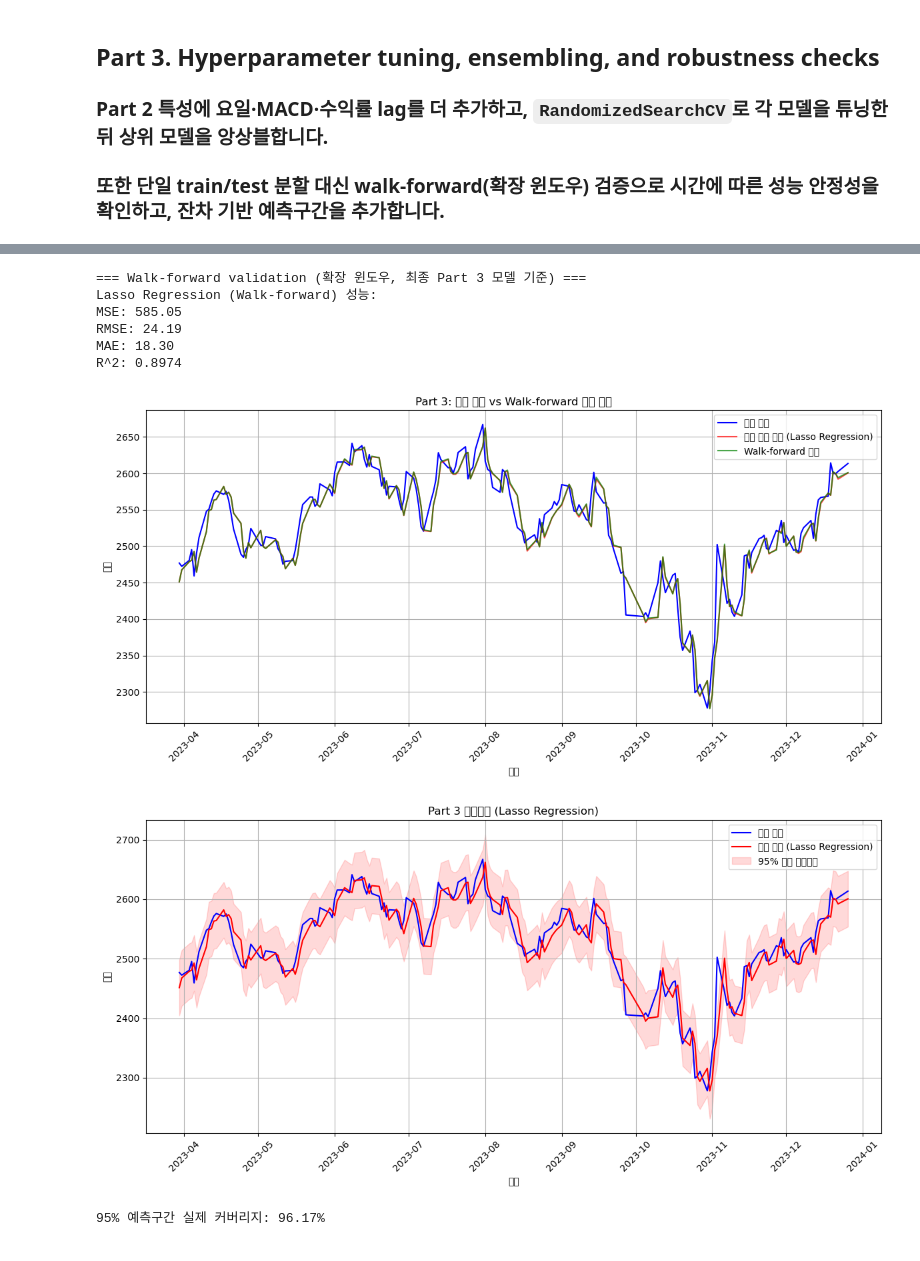
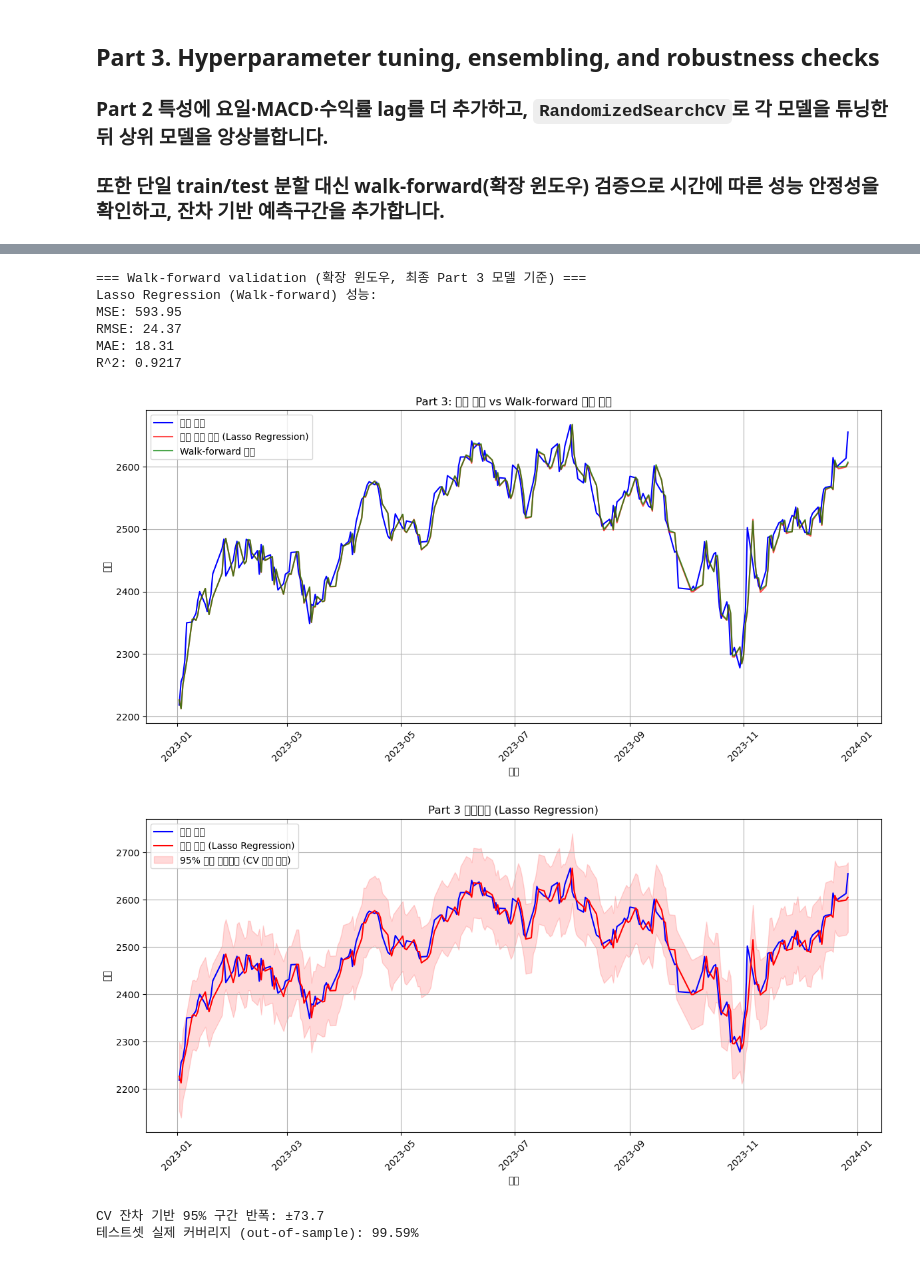
Before and after one commit to 0se0/hw1, a Jupyter notebook: machine_learning_hw1.ipynb, the cells around one changed output, grey strips where cells are left out. Saved outputs shown, nothing was run; the diff lists cells and outputs as text; code cells hidden in the pictures.

```diff
--- a/machine_learning_hw1.ipynb
+++ b/machine_learning_hw1.ipynb
@@ -722,6 +658,7 @@ param_distributions = {
 
 tscv3 = TimeSeriesSplit(n_splits=5)
 tuned_estimators = {}
+tuned_cv_mse = {}
 
 for name, (estimator, distributions) in param_distributions.items():
     print(f"\n{name} 튜닝 중...")
@@ -731,6 +668,7 @@ for name, (estimator, distributions) in param_distributions.items():
     )
     search.fit(X_train3_scaled, y_train3)
     tuned_estimators[name] = search.best_estimator_
+    tuned_cv_mse[name] = -search.best_score_
     print(f"최적 파라미터: {search.best_params_}")
     print(f"교차 검증 MSE: {-search.best_score_:.2f}")
 # %% [output]
@@ -754,11 +692,11 @@ XGBoost 튜닝 중...
 # %%
-# 튜닝된 모델들을 테스트셋에서 평가
+# 튜닝된 모델들을 테스트셋에서 평가 (모델 선택은 CV MSE 기준, 테스트셋은 보고용)
 tuned_results = {}
 for name, model in tuned_estimators.items():
     y_pred = model.predict(X_test3_scaled)
-    tuned_results[name] = evaluate_model(y_test3, y_pred, f"{name} (Tuned)")
+    tuned_results[name] = {**evaluate_model(y_test3, y_pred, f"{name} (Tuned)"), 'cv_mse': tuned_cv_mse[name]}
 
-best_tuned_name = min(tuned_results, key=lambda n: tuned_results[n]['mse'])
-print(f"\nPart 3 튜닝 모델 중 최고 성능: {best_tuned_name}")
+best_tuned_name = min(tuned_cv_mse, key=tuned_cv_mse.get)
+print(f"\nPart 3 튜닝 모델 중 CV MSE 최저: {best_tuned_name}")
 # %% [output]
 Ridge Regression (Tuned) 성능:
@@ -886,23 +833,23 @@ def walk_forward_validate(model, X_train, y_train, X_test, y_test, step=21):
 
 
 print("\n=== Walk-forward validation (확장 윈도우, 최종 Part 3 모델 기준) ===")
-walk_forward_model = clone(best_part3_model.estimators[0][1]) if best_part3_name == 'Voting Ensemble' else clone(best_part3_model)
+walk_forward_model = clone(best_part3_model)
 y_pred_wf = walk_forward_validate(walk_forward_model, X_train3_scaled, y_train3, X_test3_scaled, y_test3, step=21)
 
 wf_result = evaluate_model(y_test3, y_pred_wf, f'{best_part3_name} (Walk-forward)')
 # %% [output]
 === Walk-forward validation (확장 윈도우, 최종 Part 3 모델 기준) ===
 Lasso Regression (Walk-forward) 성능:
-MSE: 585.05
-RMSE: 24.19
-MAE: 18.30
-R^2: 0.8974
+MSE: 593.95
+RMSE: 24.37
+MAE: 18.31
+R^2: 0.9217
 # %%
 # Walk-forward 예측 vs 단일 학습 예측 비교 시각화
-dates3 = test_features3['Date'].iloc[:-1]
-y_test3_aligned = y_test3.values[:-1]
-y_pred_wf_aligned = y_pred_wf[:-1]
-y_pred_single_aligned = best_part3_model.predict(X_test3_scaled)[:-1]
+dates3 = test_features3['Date']
+y_test3_aligned = y_test3.values
+y_pred_wf_aligned = y_pred_wf
+y_pred_single_aligned = best_part3_model.predict(X_test3_scaled)
 
 plt.figure(figsize=(12, 6))
 plt.plot(dates3, y_test3_aligned, label='실제 종가', color='blue')
@@ -918,33 +865,48 @@ plt.tight_layout()
 plt.savefig('figures/part3_walk_forward_prediction.png')
 plt.show()
 # %% [output]
-[figure, old version]
+[figure, new version]
 # %%
-# 잔차 기반 근사 예측구간 (±1.96 * 잔차 표준편차) 및 잔차 진단
-residuals = y_test3_aligned - y_pred_single_aligned
-residual_std = residuals.std()
-lower = y_pred_single_aligned - 1.96 * residual_std
-upper = y_pred_single_aligned + 1.96 * residual_std
+# 잔차 기반 근사 예측구간: 구간 폭은 학습 구간 TimeSeriesSplit의 out-of-sample 잔차로 정하고,
+# 테스트셋에서는 커버리지만 측정한다 (테스트 잔차로 폭을 정하면 커버리지가 순환 논리가 된다)
+def cv_residuals(model, X, y, n_splits=5):
+    X = np.asarray(X)
+    y = np.asarray(y)
+    res = []
+    for tr_idx, va_idx in TimeSeriesSplit(n_splits=n_splits).split(X):
+        fold_model = clone(model).fit(X[tr_idx], y[tr_idx])
+        res.append(y[va_idx] - fold_model.predict(X[va_idx]))
+    return np.concatenate(res)
+
+
+cv_res = cv_residuals(best_part3_model, X_train3_scaled, y_train3)
+half_width = 1.96 * cv_res.std()
+
+residuals = y_test3_aligned - y_pred_single_aligned   # 테스트 잔차 (아래 진단 플롯용)
+lower = y_pred_single_aligned - half_width
+upper = y_pred_single_aligned + half_width
 
 plt.figure(figsize=(12, 6))
 plt.plot(dates3, y_test3_aligned, label='실제 종가', color='blue')
 plt.plot(dates3, y_pred_single_aligned, label=f'예측 종가 ({best_part3_name})', color='red')
-plt.fill_between(dates3, lower, upper, color='red', alpha=0.15, label='95% 근사 예측구간')
+plt.fill_between(dates3, lower, upper, color='red', alpha=0.15, label='95% 근사 예측구간 (CV 잔차 기반)')
 plt.title(f'Part 3 예측구간 ({best_part3_name})')
 plt.xlabel('날짜')
 plt.ylabel('종가')
 plt.legend()
 plt.grid(True)
 plt.xticks(rotation=45)
 plt.tight_layout()
 plt.savefig('figures/part3_prediction_interval.png')
 plt.show()
 
 coverage = np.mean((y_test3_aligned >= lower) & (y_test3_aligned <= upper))
-print(f"95% 예측구간 실제 커버리지: {coverage:.2%}")
+print(f"CV 잔차 기반 95% 구간 반폭: ±{half_width:.1f}")
+print(f"테스트셋 실제 커버리지 (out-of-sample): {coverage:.2%}")
 # %% [output]
-[figure, old version]
+[figure, new version]
-95% 예측구간 실제 커버리지: 96.17%
+CV 잔차 기반 95% 구간 반폭: ±73.7
+테스트셋 실제 커버리지 (out-of-sample): 99.59%
 # %%
 # 잔차 분포 진단: 히스토그램 + Q-Q plot
 from scipy import stats as sps
```
Also changed, not shown: parts of 23 cells of this notebook, 17 other files.
